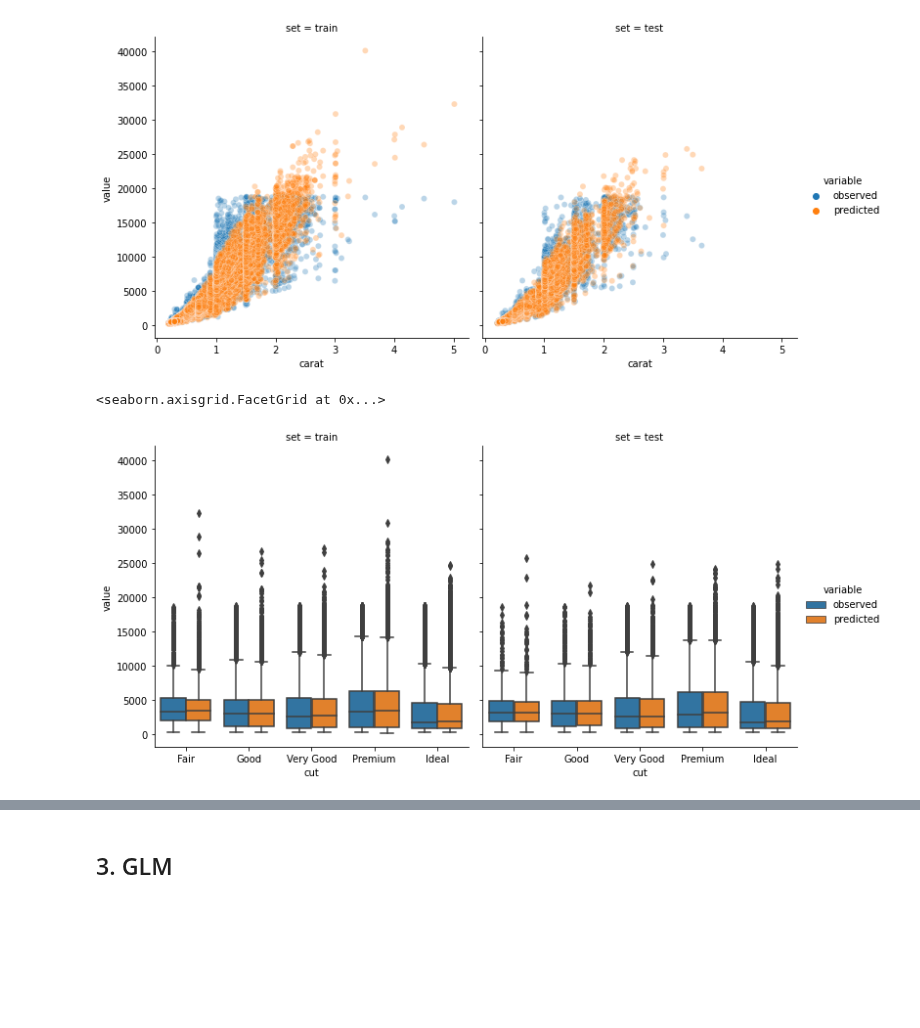
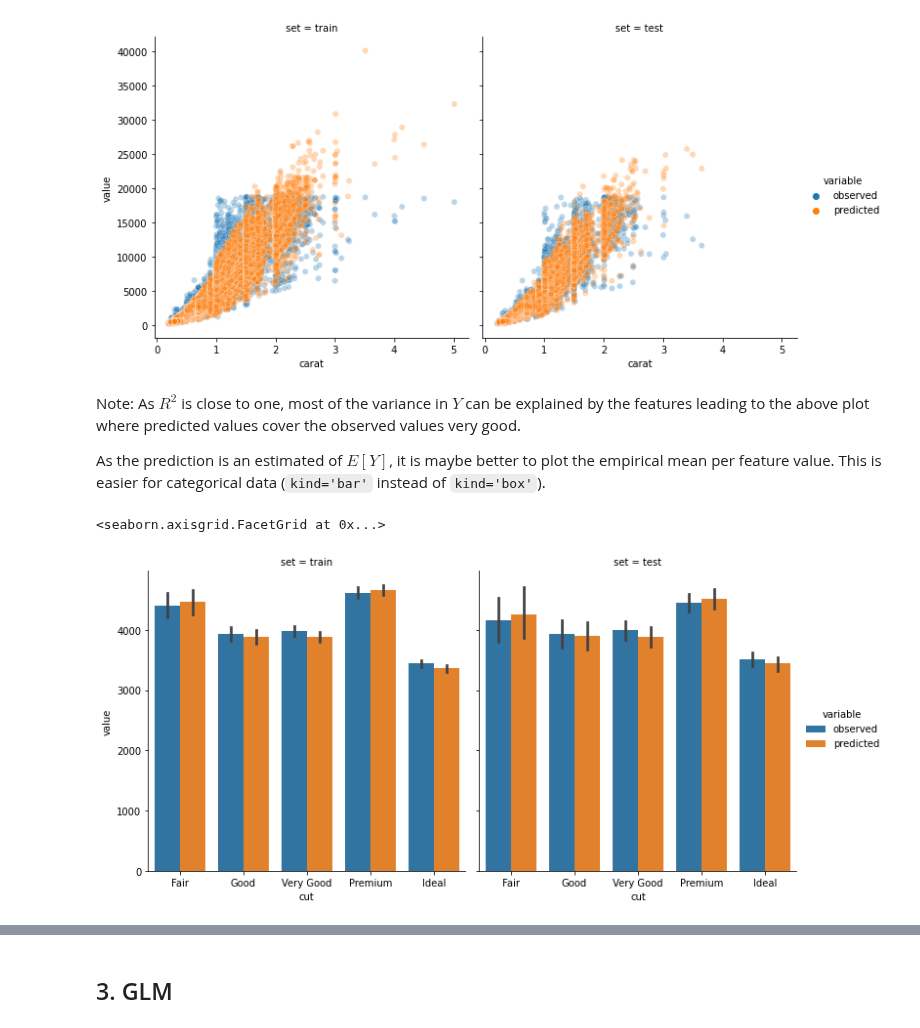
Before and after one commit to lorentzenchr/notebooks, a Jupyter notebook: Blog_GLM_in_sklearn_v0.23.ipynb, the cells around one changed output, grey strips where cells are left out. Cells and saved outputs as stored; diff of their text form; code cells hidden in the pictures; blank space fills up the shorter version.

```diff
--- a/Blog_GLM_in_sklearn_v0.23.ipynb
+++ b/Blog_GLM_in_sklearn_v0.23.ipynb
@@ -116,9 +116,13 @@ sns.relplot(data=dfp, x='carat', y='value', hue='variable', col='set', alpha=0.3
 # %% [output]
 <seaborn.axisgrid.FacetGrid at 0x...>
 [figure]
+# %% [markdown]
+Note: As $R^2$ is close to one, most of the variance in $Y$ can be explained by the features leading to the above plot where predicted values cover the observed values very good.
+
+As the prediction is an estimated of $E[Y]$, it is maybe better to plot the empirical mean per feature value. This is easier for categorical data (`kind='bar'` instead of `kind='box'`).
 # %%
-sns.catplot(data=dfp, x='cut', y='value', hue='variable', col='set', kind='box')
+sns.catplot(data=dfp, x='cut', y='value', hue='variable', col='set', kind='bar')
 # %% [output]
 <seaborn.axisgrid.FacetGrid at 0x...>
-[figure, old version]
+[figure, new version]
 # %%
```
Also changed, not shown: parts of 7 cells of this notebook, 1 other file.
